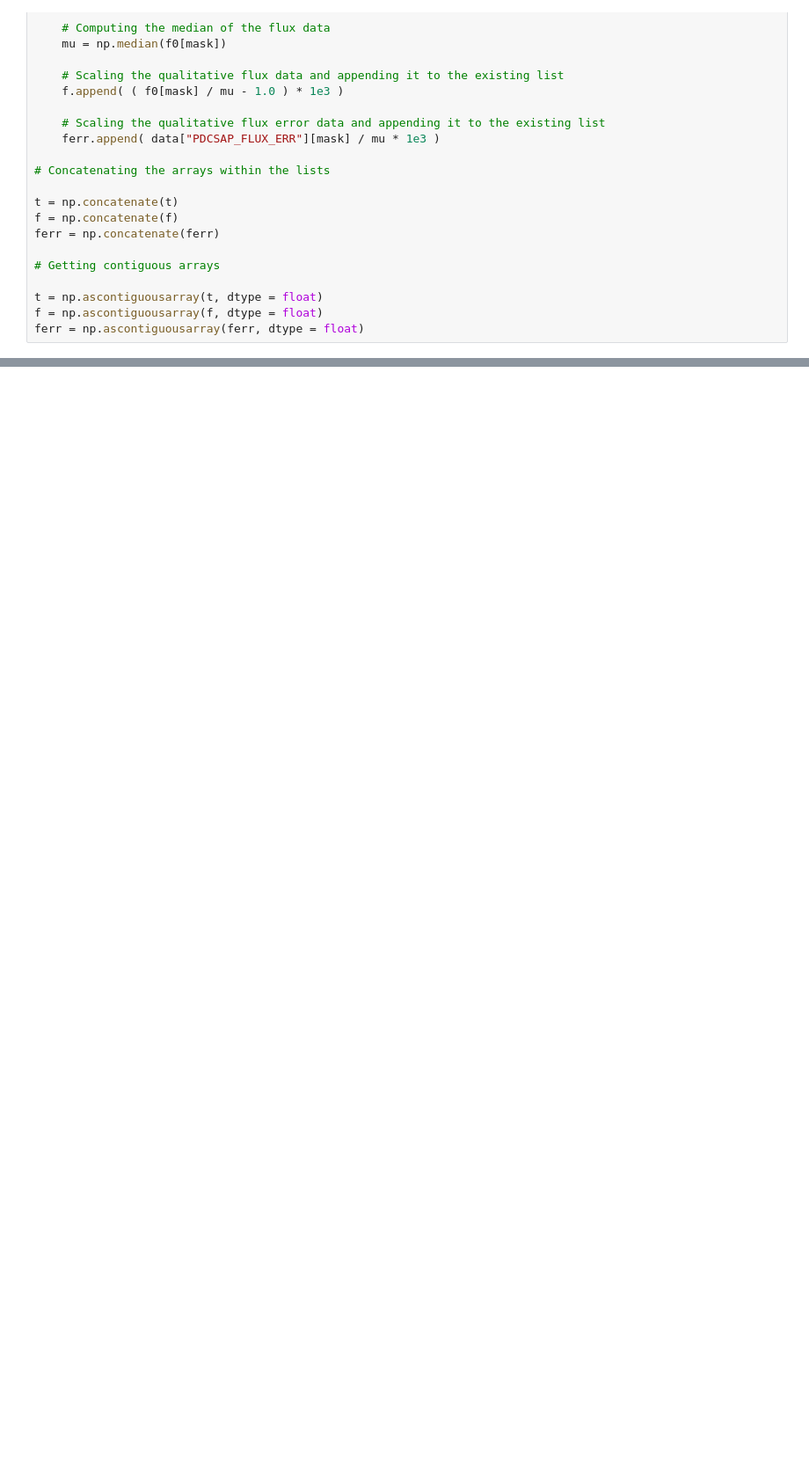
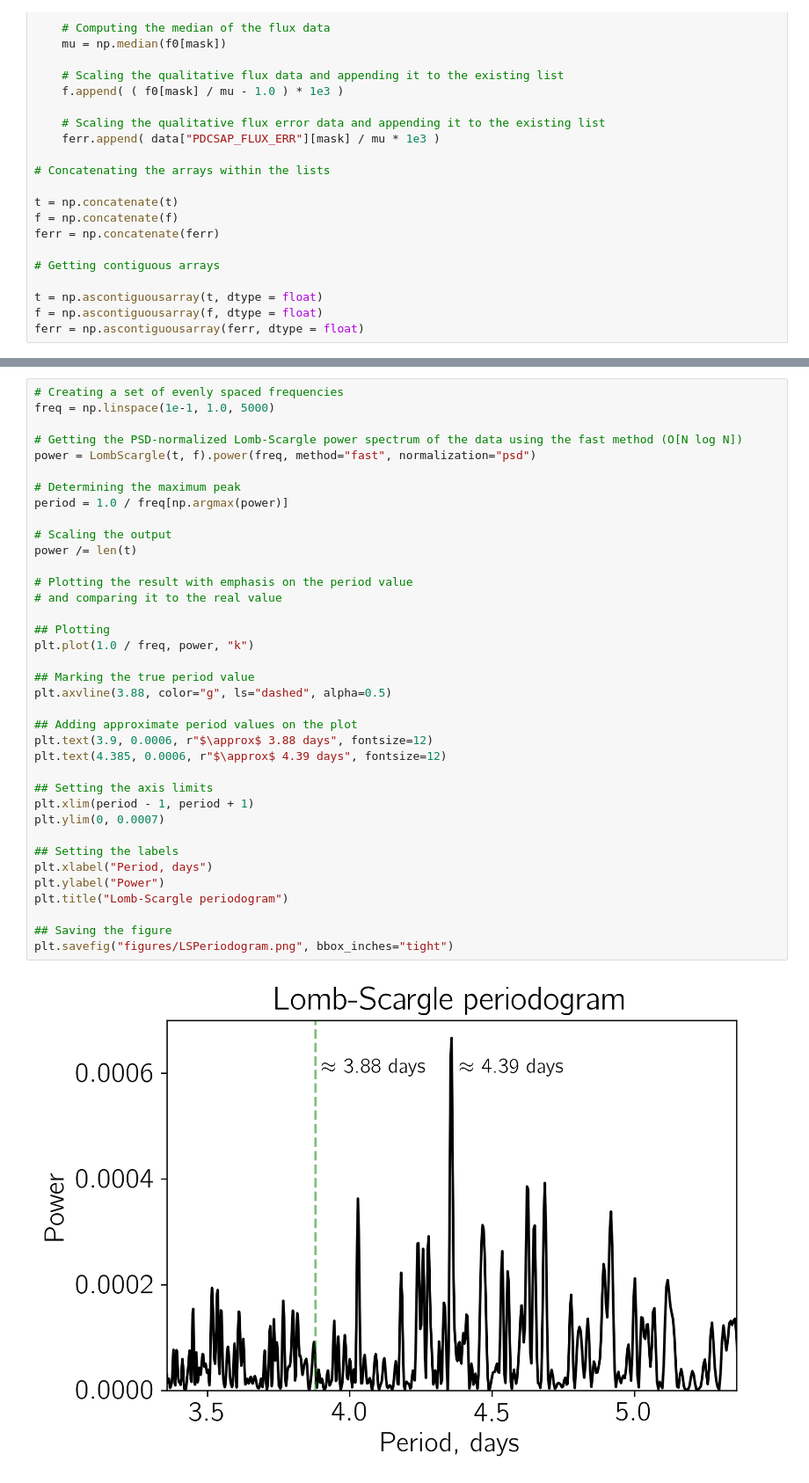
Before and after one commit to paveloom-c/C2, a Jupyter notebook: rotation/rotation.ipynb, the cells around one changed output, grey strips where cells are left out. Shown: that part at 88% size. Drawn from its saved outputs; the diff is of its cells as text; blank space fills up the shorter version.

Commit message:
> "Making a first guess at the period" cell is ready

```diff
--- a/rotation/rotation.ipynb
+++ b/rotation/rotation.ipynb
@@ -97,0 +102,39 @@ ferr = np.ascontiguousarray(ferr, dtype = float)
+# %%
+# Creating a set of evenly spaced frequencies
+freq = np.linspace(1e-1, 1.0, 5000)
+
+# Getting the PSD-normalized Lomb-Scargle power spectrum of the data using the fast method (O[N log N])
+power = LombScargle(t, f).power(freq, method="fast", normalization="psd")
+
+# Determining the maximum peak
+period = 1.0 / freq[np.argmax(power)]
+
+# Scaling the output
+power /= len(t)
+
+# Plotting the result with emphasis on the period value
+# and comparing it to the real value
+
+## Plotting
+plt.plot(1.0 / freq, power, "k")
+
+## Marking the true period value
+plt.axvline(3.88, color="g", ls="dashed", alpha=0.5)
+
+## Adding approximate period values on the plot
+plt.text(3.9, 0.0006, r"$\approx$ 3.88 days", fontsize=12)
+plt.text(4.385, 0.0006, r"$\approx$ 4.39 days", fontsize=12)
+
+## Setting the axis limits
+plt.xlim(period - 1, period + 1)
+plt.ylim(0, 0.0007)
+
+## Setting the labels
+plt.xlabel("Period, days")
+plt.ylabel("Power")
+plt.title("Lomb-Scargle periodogram")
+
+## Saving the figure
+plt.savefig("figures/LSPeriodogram.png", bbox_inches="tight")
+# %% [output]
+[figure, added]
```
Also changed, not shown: parts of 6 cells of this notebook, 4 other files.
